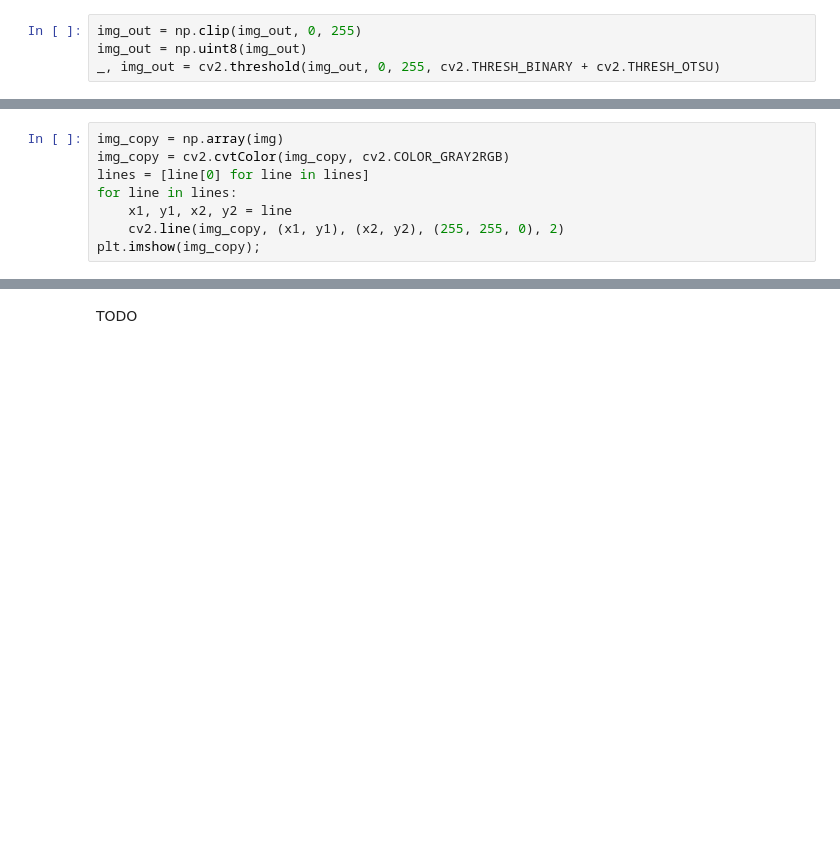
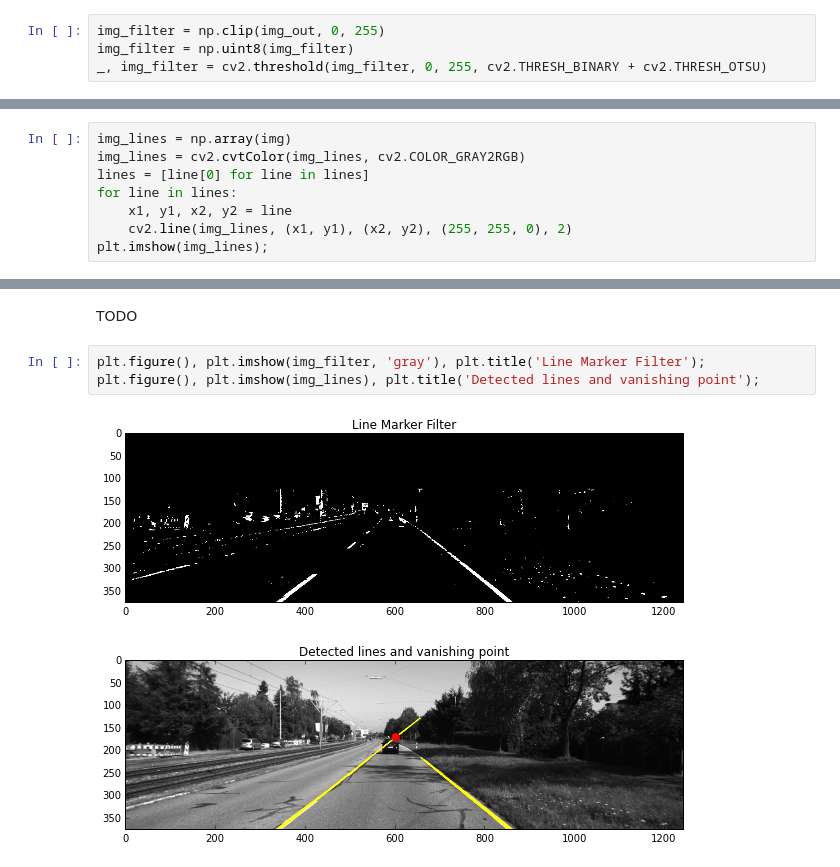
Before and after one commit to hmartiro/project-mvq, a Jupyter notebook: python/notebooks/lane_detection.ipynb, the cells around one changed output, grey strips where cells are left out. Saved outputs shown, nothing was run; the diff lists cells and outputs as text; blank space fills up the shorter version.

```diff
--- a/python/notebooks/lane_detection.ipynb
+++ b/python/notebooks/lane_detection.ipynb
@@ -70,7 +70,7 @@ plt.imshow(img_out, 'gray');
 # %% [markdown]
 Convert the image back to unit8 representation and apply thresholding to get a binary image. We use Otsu thresholding to automatically choose the threshold value.
 # %%
-img_out = np.clip(img_out, 0, 255)
-img_out = np.uint8(img_out)
-_, img_out = cv2.threshold(img_out, 0, 255, cv2.THRESH_BINARY + cv2.THRESH_OTSU)
+img_filter = np.clip(img_out, 0, 255)
+img_filter = np.uint8(img_filter)
+_, img_filter = cv2.threshold(img_filter, 0, 255, cv2.THRESH_BINARY + cv2.THRESH_OTSU)
 # %%
@@ -102,13 +102,13 @@ lines = cv2.HoughLinesP(
 # %% [markdown]
 Create a copy of the image and plot the detected line segments on top of it.
 # %%
-img_copy = np.array(img)
-img_copy = cv2.cvtColor(img_copy, cv2.COLOR_GRAY2RGB)
+img_lines = np.array(img)
+img_lines = cv2.cvtColor(img_lines, cv2.COLOR_GRAY2RGB)
 lines = [line[0] for line in lines]
 for line in lines:
     x1, y1, x2, y2 = line
-    cv2.line(img_copy, (x1, y1), (x2, y2), (255, 255, 0), 2)
-plt.imshow(img_copy);
+    cv2.line(img_lines, (x1, y1), (x2, y2), (255, 255, 0), 2)
+plt.imshow(img_lines);
 # %% [output]
 [figure]
 # %% [markdown]
@@ -175,3 +175,9 @@ plt.imshow(img_copy);
 Now that we have the vanishing point, we can use the lines identified previously to find the boundaries of the lane and the location of the lane markers.
 # %% [markdown]
 TODO
+# %%
+plt.figure(), plt.imshow(img_filter, 'gray'), plt.title('Line Marker Filter');
+plt.figure(), plt.imshow(img_lines), plt.title('Detected lines and vanishing point');
+# %% [output]
+[figure, added]
+[figure, added]
```
Also changed, not shown: parts of 5 cells of this notebook, 3 other files.
